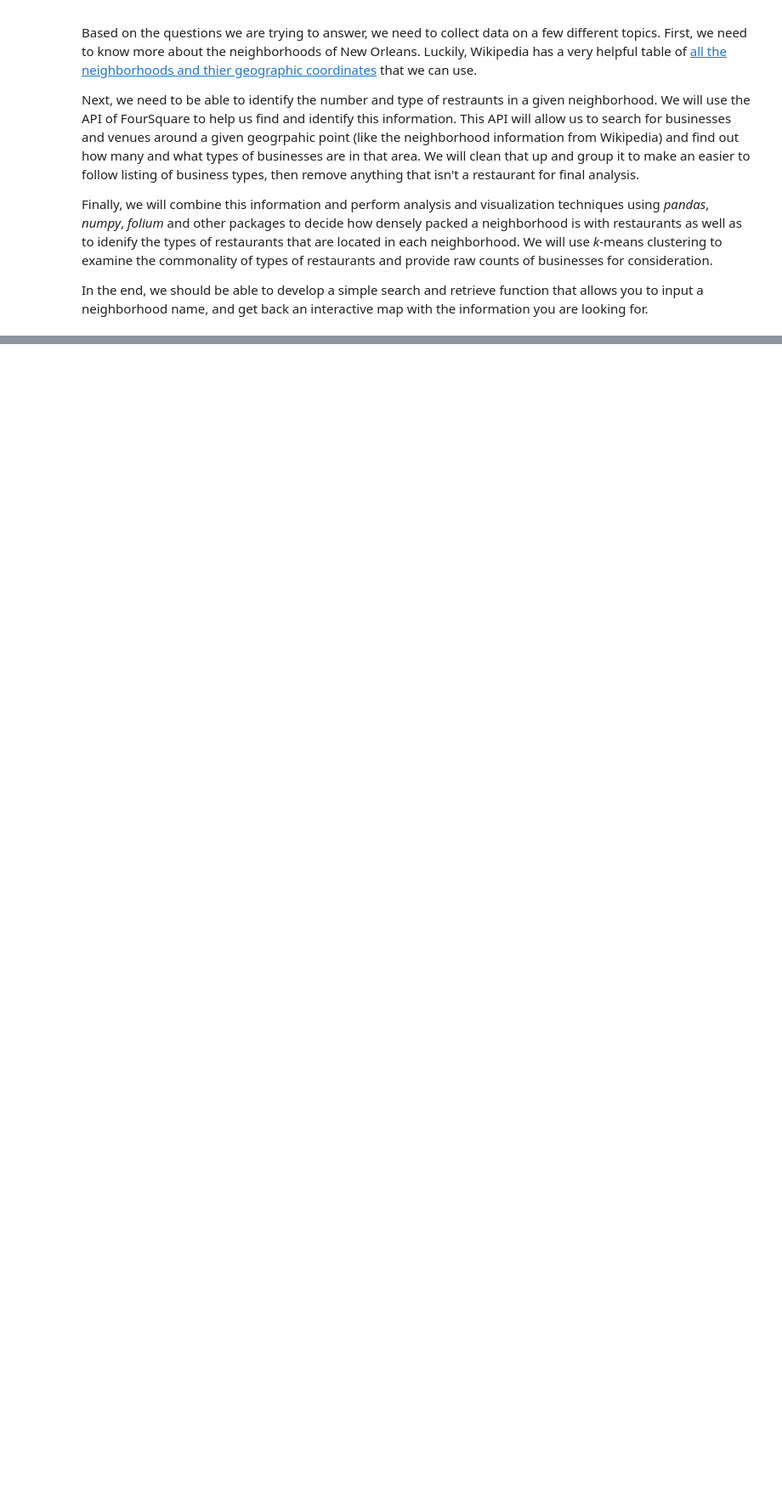
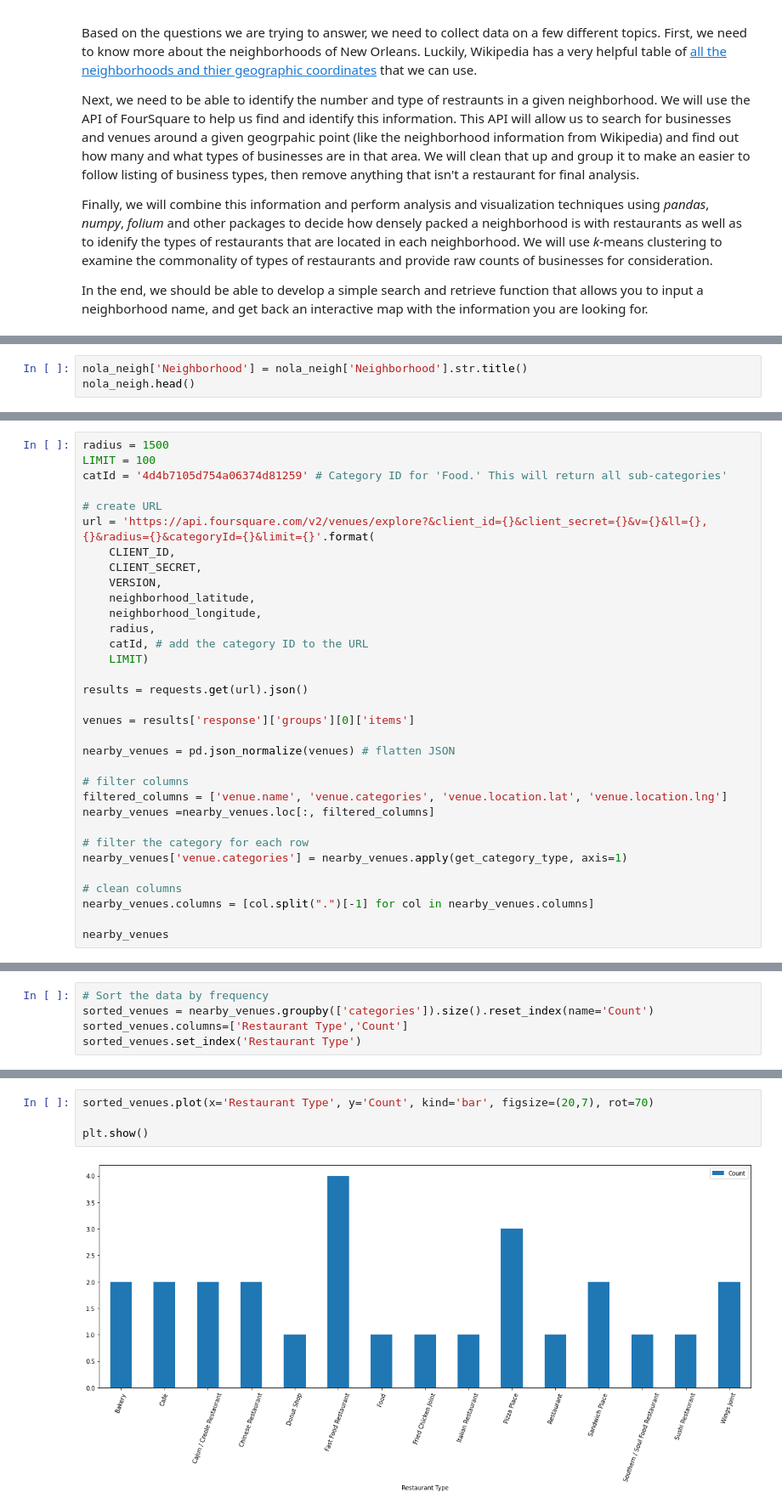
Before and after one commit to hivikash/Coursera_Capstone, a Jupyter notebook: Restaurants-in-NOLA-Neighborhoods.ipynb, the cells around one changed output, grey strips where cells are left out. Shown: that part at 85% size. Cells and saved outputs as stored; diff of their text form; blank space fills up the shorter version.

```diff
--- a/Restaurants-in-NOLA-Neighborhoods.ipynb
+++ b/Restaurants-in-NOLA-Neighborhoods.ipynb
@@ -28,0 +142,3 @@ In the end, we should be able to develop a simple search and retrieve function t
+# %%
+nola_neigh['Neighborhood'] = nola_neigh['Neighborhood'].str.title()
+nola_neigh.head()
@@ -28,0 +846,33 @@ In the end, we should be able to develop a simple search and retrieve function t
+# %%
+radius = 1500
+LIMIT = 100
+catId = '4d4b7105d754a06374d81259' # Category ID for 'Food.' This will return all sub-categories'
+
+# create URL
+url = 'https://api.foursquare.com/v2/venues/explore?&client_id={}&client_secret={}&v={}&ll={},{}&radius={}&categoryId={}&limit={}'.format(
+    CLIENT_ID,
+    CLIENT_SECRET,
+    VERSION,
+    neighborhood_latitude,
+    neighborhood_longitude,
+    radius,
+    catId, # add the category ID to the URL
+    LIMIT)
+
+results = requests.get(url).json()
+
+venues = results['response']['groups'][0]['items']
+
+nearby_venues = pd.json_normalize(venues) # flatten JSON
+
+# filter columns
+filtered_columns = ['venue.name', 'venue.categories', 'venue.location.lat', 'venue.location.lng']
+nearby_venues =nearby_venues.loc[:, filtered_columns]
+
+# filter the category for each row
+nearby_venues['venue.categories'] = nearby_venues.apply(get_category_type, axis=1)
+
+# clean columns
+nearby_venues.columns = [col.split(".")[-1] for col in nearby_venues.columns]
+
+nearby_venues
@@ -28,0 +901,5 @@ In the end, we should be able to develop a simple search and retrieve function t
+# %%
+# Sort the data by frequency
+sorted_venues = nearby_venues.groupby(['categories']).size().reset_index(name='Count')
+sorted_venues.columns=['Restaurant Type','Count']
+sorted_venues.set_index('Restaurant Type')
@@ -28,0 +924,6 @@ In the end, we should be able to develop a simple search and retrieve function t
+# %%
+sorted_venues.plot(x='Restaurant Type', y='Count', kind='bar', figsize=(20,7), rot=70)
+
+plt.show()
+# %% [output]
+[figure, added]
```
Also changed, not shown: parts of 105 cells of this notebook.
